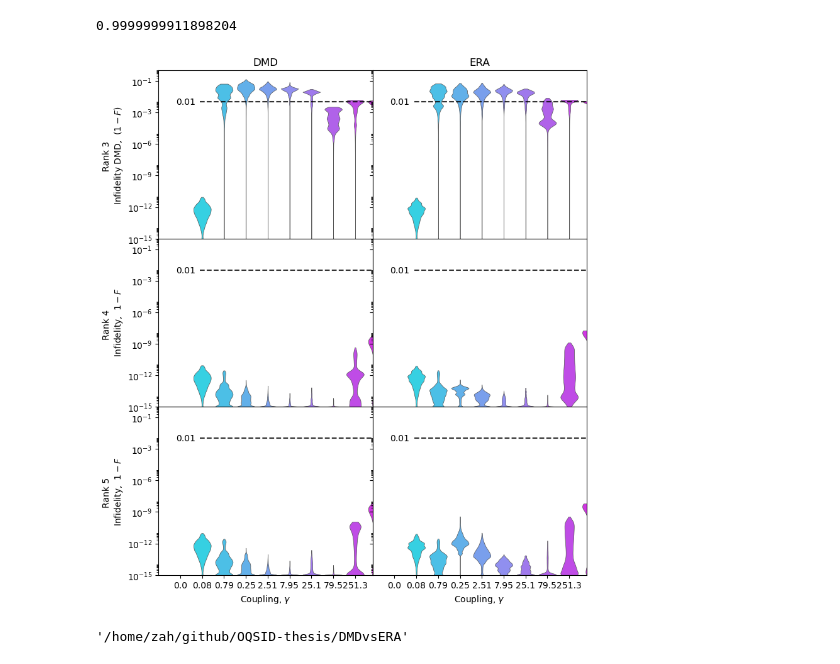
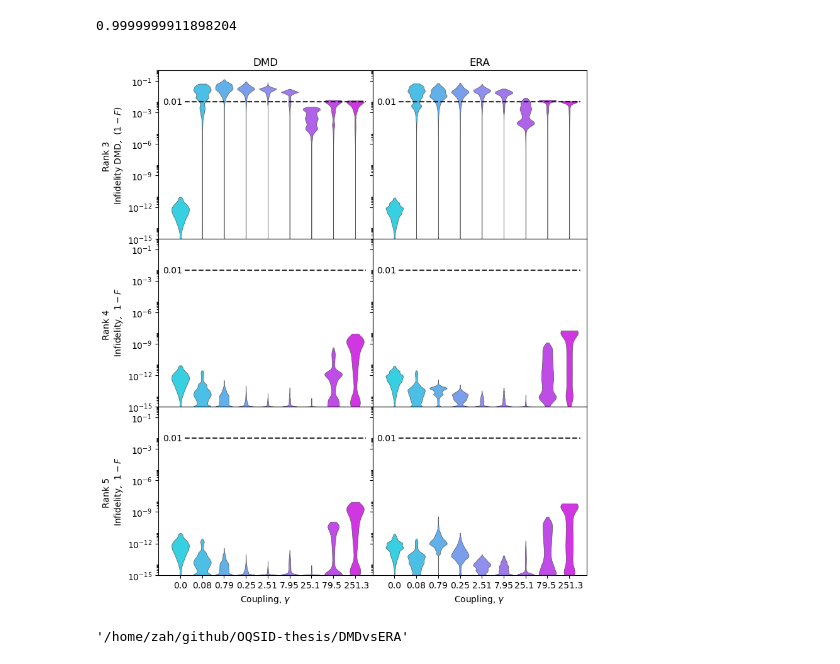
Before and after one commit to zpopovych/OQSID-thesis, a Jupyter notebook: DMDvsERA/03_DMDvsERA_lme_trn4_tst20_violin.ipynb, the cells around one changed output. Cells and saved outputs as stored; diff of their text form; code cells hidden in the pictures.

Commit message:
DMDvsERA_LME violin

```diff
--- a/DMDvsERA/03_DMDvsERA_lme_trn4_tst20_violin.ipynb
+++ b/DMDvsERA/03_DMDvsERA_lme_trn4_tst20_violin.ipynb
@@ -6,7 +6,8 @@ import pandas as pd
 import numpy as np
 import os
 # %%
-df = pd.read_pickle('../TESTS/dataframe_DMDvsERA_LME_trn4_tst20_2023-Sep-19_at_22-08.pkl')
+#df = pd.read_pickle('../TESTS/dataframe_DMDvsERA_LME_trn4_tst20_2023-Sep-19_at_22-08.pkl')
+df = pd.read_pickle('../TESTS/dataframe_DMDvsERA_LME_trn4_tst20_2023-Sep-20_at_16-51.pkl')
 df.fillna(1)
 df.columns
 # %% [output]
@@ -73,8 +74,8 @@ ax[0,0].set_ylabel('Rank 3 \n'+r'Infidelity DMD,  $(1-F)$')
 ax[0,0].set_xlabel('')
 ax[0,0].set_title('DMD')
 
-ax[0,0].hlines(y=np.log10(.01), xmin=-0.1, xmax=8.5, colors='black', linestyles='--', alpha=0.8)
-ax[0,0].text(-1.2, np.log10(.01), '0.01', ha='left', va='center')
+ax[0,0].hlines(y=np.log10(.01), xmin=0.2, xmax=8.5, colors='black', linestyles='--', alpha=0.8)
+ax[0,0].text(-.8, np.log10(.01), '0.01', ha='left', va='center')
 
 sns.violinplot(ax=ax[1,0], data=df[df.Rank=="4"], x="Gamma", y='LogInF_DMD', cut = 0, # hue = "Method", split=True,
                     scale="width", palette ="cool", linewidth=0.5,
@@ -84,13 +85,13 @@ ax[1,0].yaxis.set_ticks(ytick_range, ytick_labels)
 ax[1,0].yaxis.set_ticks([np.log10(x) for p in ytick_range for x in np.linspace(10 ** p, 10 ** (p + 1), 10)], minor=True)
 
 ax[1,0].set_ylim(ymin, ymax)
-ax[1,0].set_xlim(-1, 8.8)
+ax[1,0].set_xlim(0, 9.8)
 
 ax[1,0].set_ylabel('Rank 4 \n'+r' Infidelity,  $1-F$')
 ax[1,0].set_xlabel('')
 
-ax[1,0].hlines(y=np.log10(.01), xmin=-0.1, xmax=8.5, colors='black', linestyles='--', alpha=0.8)
-ax[1,0].text(-1.2, np.log10(.01), '0.01', ha='left', va='center')
+ax[1,0].hlines(y=np.log10(.01), xmin=0.2, xmax=8.5, colors='black', linestyles='--', alpha=0.8)
+ax[1,0].text(-.8, np.log10(.01), '0.01', ha='left', va='center')
 
 sns.violinplot(ax=ax[2,0], data=df[df.Rank=="5"], x="Gamma", y='LogInF_DMD', cut = 0, # hue = "Method", split=True,
                     scale="width", palette ="cool", linewidth=0.5,
@@ -100,18 +101,18 @@ ax[2,0].yaxis.set_ticks(ytick_range, ytick_labels)
 ax[2,0].yaxis.set_ticks([np.log10(x) for p in ytick_range for x in np.linspace(10 ** p, 10 ** (p + 1), 10)], minor=True)
 
 ax[2,0].set_ylim(ymin, ymax)
-ax[2,0].set_xlim(-1, 8.8)
+ax[2,0].set_xlim(0, 9.8)
 
 ax[2,0].set_ylabel('Rank 5 \n'+r'Infidelity,  $1-F$')
 ax[2,0].set_xlabel(r'Coupling, $\gamma$')
 
-xtick_range = np.arange(0, 8)
-xtick_labels = ['0.08', '0.79', '0.25', '2.51', '7.95', '25.1', '79.5', '251.3']
+xtick_range = np.arange(0, 9)
+xtick_labels = ['0.0','0.08', '0.79', '0.25', '2.51', '7.95', '25.1 ', '79.5 ', ' 251.3']
 
 ax[2,0].xaxis.set_ticks(xtick_range, xtick_labels)
 
-ax[2,0].hlines(y=np.log10(.01), xmin=-0.1, xmax=8.5, colors='black', linestyles='--', alpha=0.8)
-ax[2,0].text(-1.2, np.log10(.01), '0.01', ha='left', va='center')
+ax[2,0].hlines(y=np.log10(.01), xmin=0.2, xmax=8.5, colors='black', linestyles='--', alpha=0.8)
+ax[2,0].text(-.8, np.log10(.01), '0.01', ha='left', va='center')
 
 sns.violinplot(ax=ax[0,1], data=df[df.Rank=="3"], x="Gamma", y='LogInF_ERA', cut = 0, # hue = "Method", split=True,
                     scale="width", palette ="cool", linewidth=0.5,
@@ -131,8 +132,8 @@ ax[0,1].set_ylabel('')
 ax[0,1].set_xlabel('')
 ax[0,1].set_title('ERA')
 
-ax[0,1].hlines(y=np.log10(.01), xmin=-0.1, xmax=8.5, colors='black', linestyles='--', alpha=0.8)
-ax[0,1].text(-1.2, np.log10(.01), '0.01', ha='left', va='center')
+ax[0,1].hlines(y=np.log10(.01), xmin=0.2, xmax=8.5, colors='black', linestyles='--', alpha=0.8)
+ax[0,1].text(-.8, np.log10(.01), '0.01', ha='left', va='center')
 
 sns.violinplot(ax=ax[1,1], data=df[df.Rank=="4"], x="Gamma", y='LogInF_ERA', cut = 0, # hue = "Method", split=True,
                     scale="width", palette ="cool", linewidth=0.5,
@@ -141,42 +142,42 @@ sns.violinplot(ax=ax[1,1], data=df[df.Rank=="4"], x="Gamma", y='LogInF_ERA', cut
 ax[1,1].yaxis.set_ticks(ytick_range, ytick_labels)
 ax[1,1].yaxis.set_ticks([np.log10(x) for p in ytick_range for x in np.linspace(10 ** p, 10 ** (p + 1), 10)], minor=True)
 
 ax[1,1].set_ylim(ymin, ymax)
-ax[1,1].set_xlim(-1, 8.8)
+ax[1,1].set_xlim(0, 9.8)
 
 ax[1,1].set_ylabel('')
 ax[1,1].set_xlabel('')
 
-ax[1,1].hlines(y=np.log10(.01), xmin=-0.1, xmax=8.5, colors='black', linestyles='--', alpha=0.8)
-ax[1,1].text(-1.2, np.log10(.01), '0.01', ha='left', va='center')
+ax[1,1].hlines(y=np.log10(.01), xmin=0.2, xmax=8.5, colors='black', linestyles='--', alpha=0.8)
+ax[1,1].text(-.8, np.log10(.01), '0.01', ha='left', va='center')
 
 sns.violinplot(ax=ax[2,1], data=df[df.Rank=="5"], x="Gamma", y='LogInF_ERA', cut = 0, # hue = "Method", split=True,
                     scale="width", palette ="cool", linewidth=0.5,
                     inner= None, bw="silverman")
 
 ax[2,1].yaxis.set_ticks(ytick_range, ytick_labels)
 ax[2,1].yaxis.set_ticks([np.log10(x) for p in ytick_range for x in np.linspace(10 ** p, 10 ** (p + 1), 10)], minor=True)
 
 ax[2,1].set_ylim(ymin, ymax)
-ax[2,1].set_xlim(-2, 7.8)
+ax[2,1].set_xlim(-1, 8.8)
 
 ax[2,1].set_ylabel('')
 ax[2,1].set_xlabel(r'Coupling, $\gamma$')
 
-xtick_range = np.arange(-1, 8)
-xtick_labels = [ '0.0', '0.08', '0.79', '0.25', '2.51', '7.95', '25.1', '79.5', '251.3']
+xtick_range = np.arange(0, 9)
+xtick_labels = [ '0.0', '0.08', '0.79', '0.25', '2.51', '7.95', '25.1 ', '79.5 ', ' 251.3']
 
 ax[2,1].xaxis.set_ticks(xtick_range, xtick_labels)
 
-ax[2,1].hlines(y=np.log10(.01), xmin=-0.1, xmax=8.5, colors='black', linestyles='--', alpha=0.8)
-ax[2,1].text(-1.2, np.log10(.01), '0.01', ha='left', va='center')
+ax[2,1].hlines(y=np.log10(.01), xmin= 0.2, xmax=8.5, colors='black', linestyles='--', alpha=0.8)
+ax[2,1].text(-.8, np.log10(.01), '0.01', ha='left', va='center')
 
 fig.tight_layout()
 fig.subplots_adjust(hspace = .0, wspace=.0)
 
 fig.show()
 # %% [output]
-[figure, old version]
+[figure, new version]
 # %%
 os.getcwd()
 # %% [output]
```
Also changed, not shown: 5 other files.
